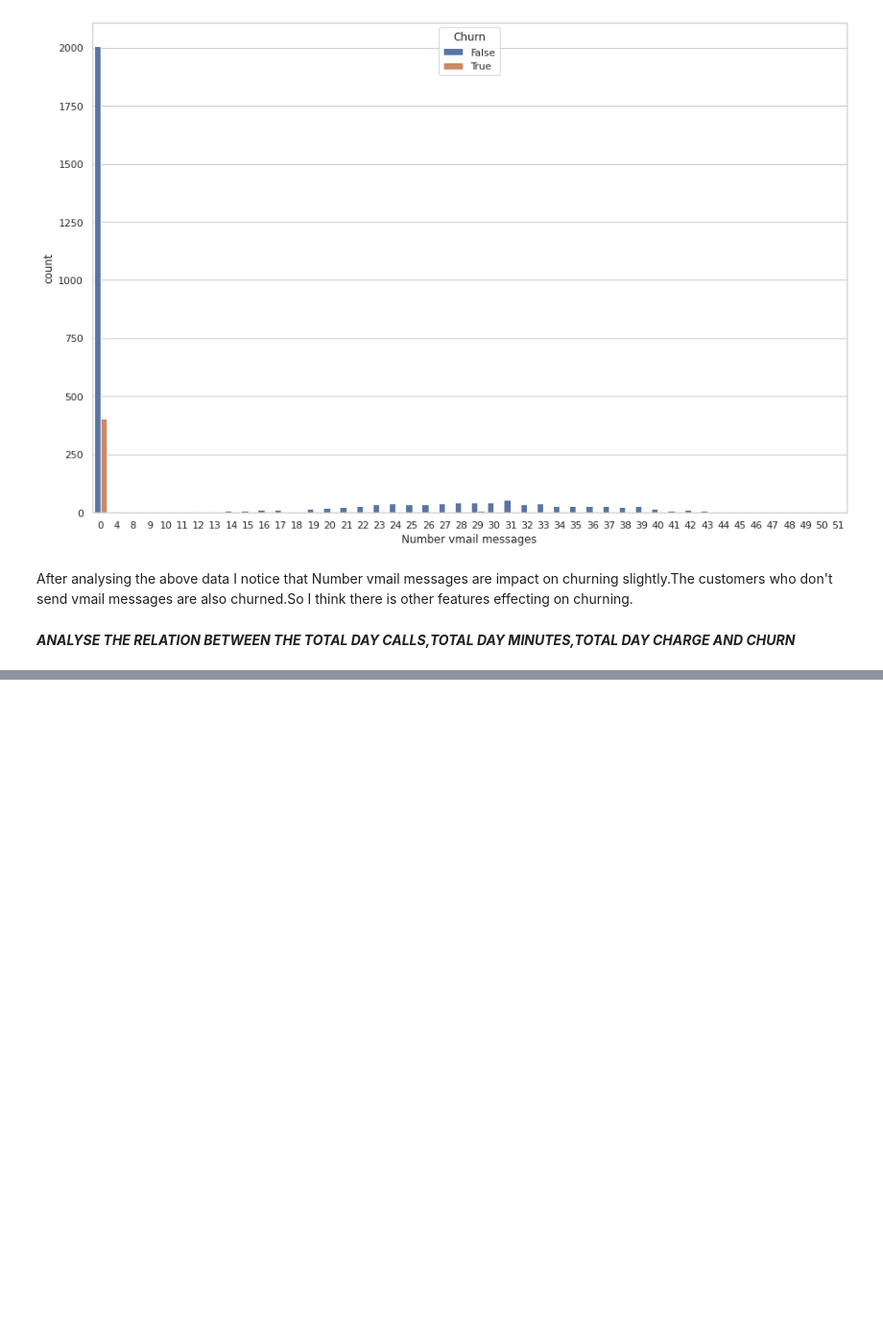
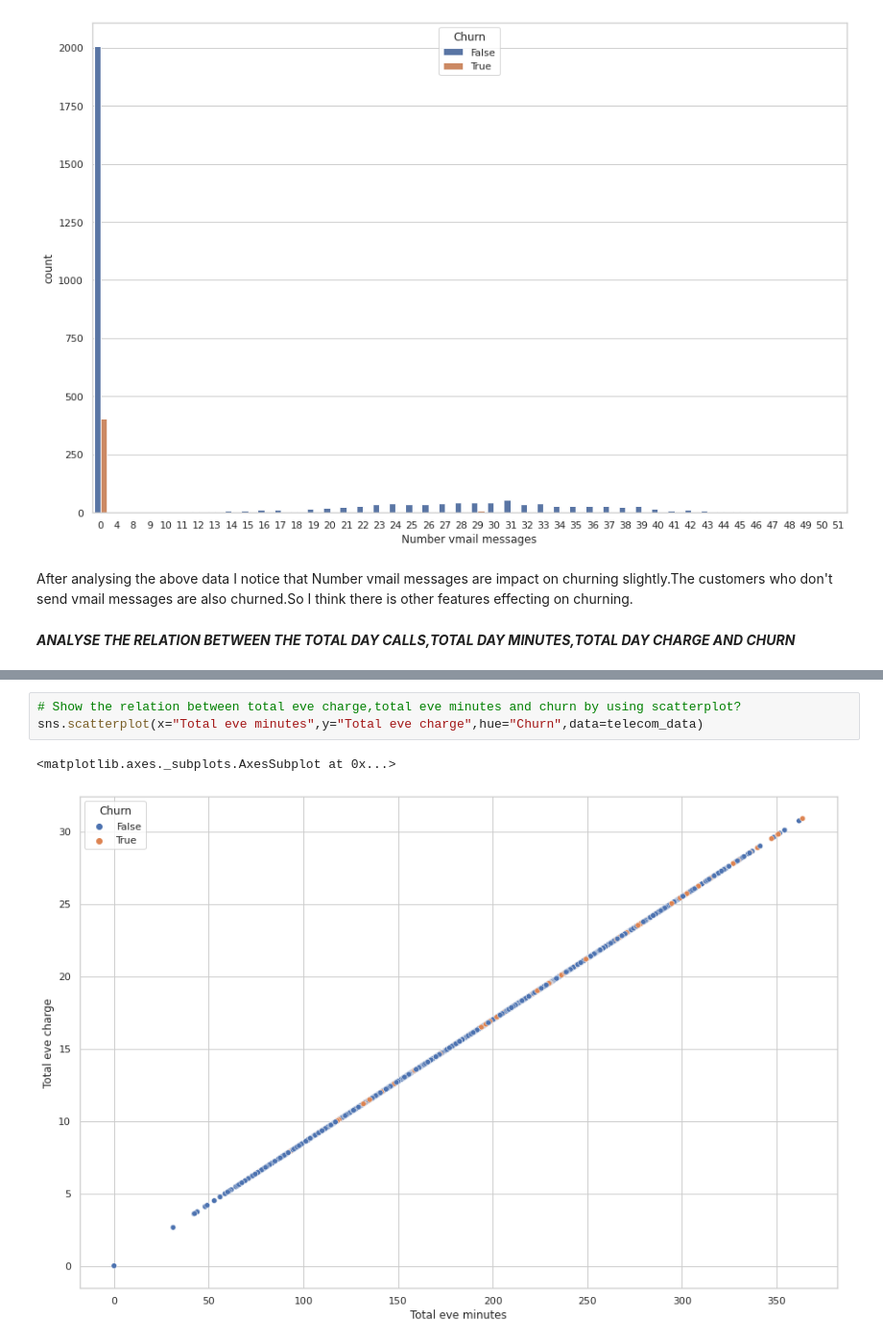
Before and after one commit to m123m12/Telecom-Churn-Analysis, a Jupyter notebook: Copy_of_Telecom_Churn_Analysis_Capstone_Project.ipynb, the cells around one changed output, grey strips where cells are left out. Shown at 96% size. Drawn from its saved outputs; the diff is of its cells as text; blank space fills up the shorter version.

```diff
--- a/Copy_of_Telecom_Churn_Analysis_Capstone_Project.ipynb
+++ b/Copy_of_Telecom_Churn_Analysis_Capstone_Project.ipynb
@@ -494,0 +546,6 @@ After analysing the above data I notice that Number vmail messages are impact on
+# %%
+# Show the relation between total eve charge,total eve minutes and churn by using scatterplot?
+sns.scatterplot(x="Total eve minutes",y="Total eve charge",hue="Churn",data=telecom_data)
+# %% [output]
+<matplotlib.axes._subplots.AxesSubplot at 0x...>
+[figure, added]
```
Also changed, not shown: parts of 23 cells of this notebook.
